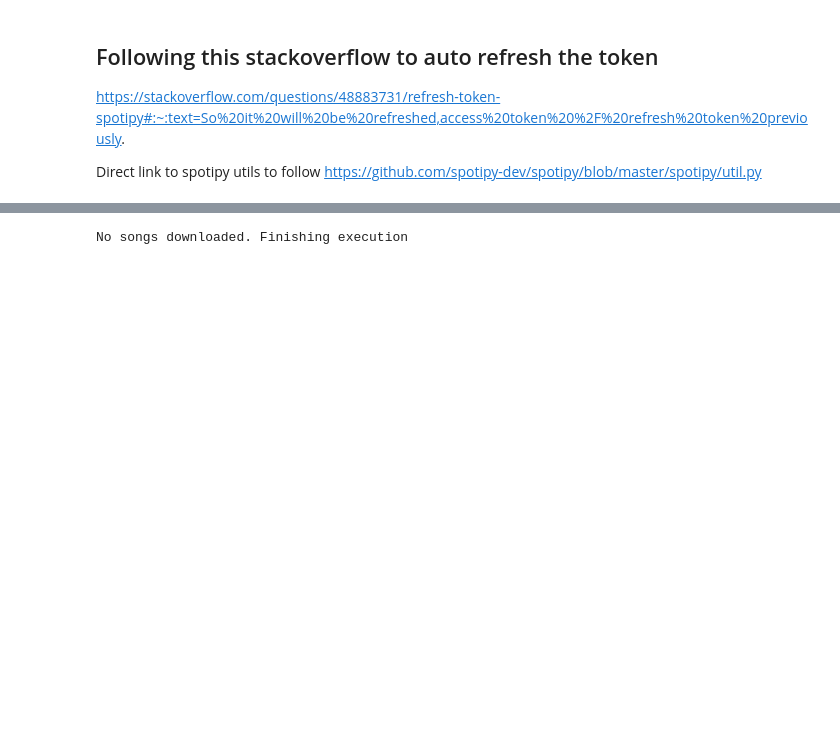
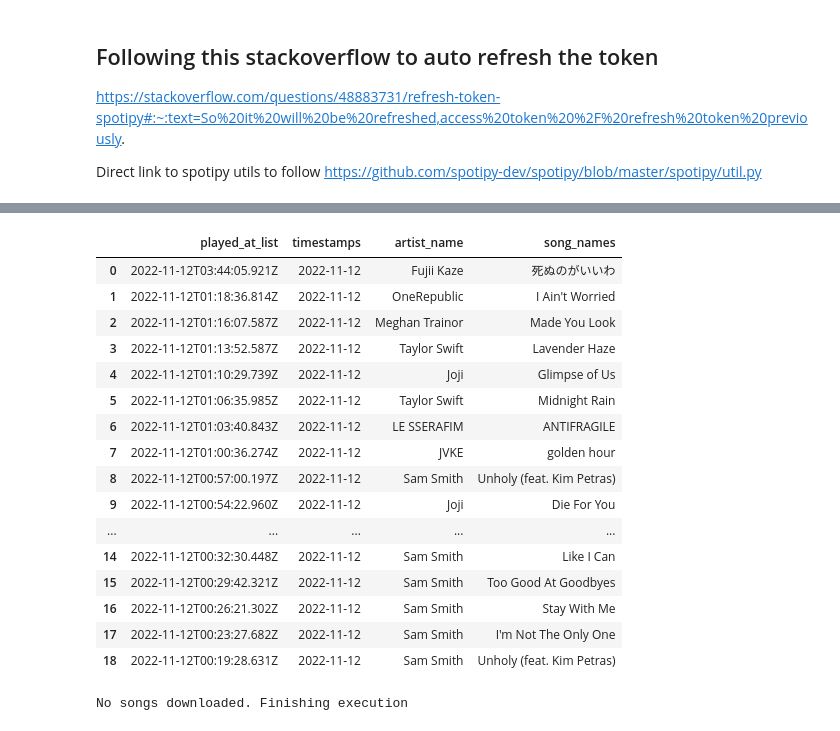
Before and after one commit to MaxOng94/spotify_airflow, a Jupyter notebook: spotipy.ipynb, the cells around one changed output, grey strips where cells are left out. Drawn from its saved outputs; the diff is of its cells as text; code cells hidden in the pictures; blank space fills up the shorter version.

```diff
--- a/spotipy.ipynb
+++ b/spotipy.ipynb
@@ -200,3 +196,23 @@ Index: []
+# %%
+songs_table
+# %% [output]
+|  | played_at_list | timestamps | artist_name | song_names |
+| 0 | 2022-11-12T03:44:05.921Z | 2022-11-12 | Fujii Kaze | 死ぬのがいいわ |
+| 1 | 2022-11-12T01:18:36.814Z | 2022-11-12 | OneRepublic | I Ain't Worried |
+| 2 | 2022-11-12T01:16:07.587Z | 2022-11-12 | Meghan Trainor | Made You Look |
+| 3 | 2022-11-12T01:13:52.587Z | 2022-11-12 | Taylor Swift | Lavender Haze |
+| 4 | 2022-11-12T01:10:29.739Z | 2022-11-12 | Joji | Glimpse of Us |
+| 5 | 2022-11-12T01:06:35.985Z | 2022-11-12 | Taylor Swift | Midnight Rain |
+| 6 | 2022-11-12T01:03:40.843Z | 2022-11-12 | LE SSERAFIM | ANTIFRAGILE |
+| 7 | 2022-11-12T01:00:36.274Z | 2022-11-12 | JVKE | golden hour |
+| 8 | 2022-11-12T00:57:00.197Z | 2022-11-12 | Sam Smith | Unholy (feat. Kim Petras) |
+| 9 | 2022-11-12T00:54:22.960Z | 2022-11-12 | Joji | Die For You |
+| ... | ... | ... | ... | ... |
+| 14 | 2022-11-12T00:32:30.448Z | 2022-11-12 | Sam Smith | Like I Can |
+| 15 | 2022-11-12T00:29:42.321Z | 2022-11-12 | Sam Smith | Too Good At Goodbyes |
+| 16 | 2022-11-12T00:26:21.302Z | 2022-11-12 | Sam Smith | Stay With Me |
+| 17 | 2022-11-12T00:23:27.682Z | 2022-11-12 | Sam Smith | I'm Not The Only One |
+| 18 | 2022-11-12T00:19:28.631Z | 2022-11-12 | Sam Smith | Unholy (feat. Kim Petras) |
 # %%
 songs_json= check_if_valid_data(songs_table)
 # %% [output]
```
Also changed, not shown: parts of 7 cells of this notebook, 2 other files.
